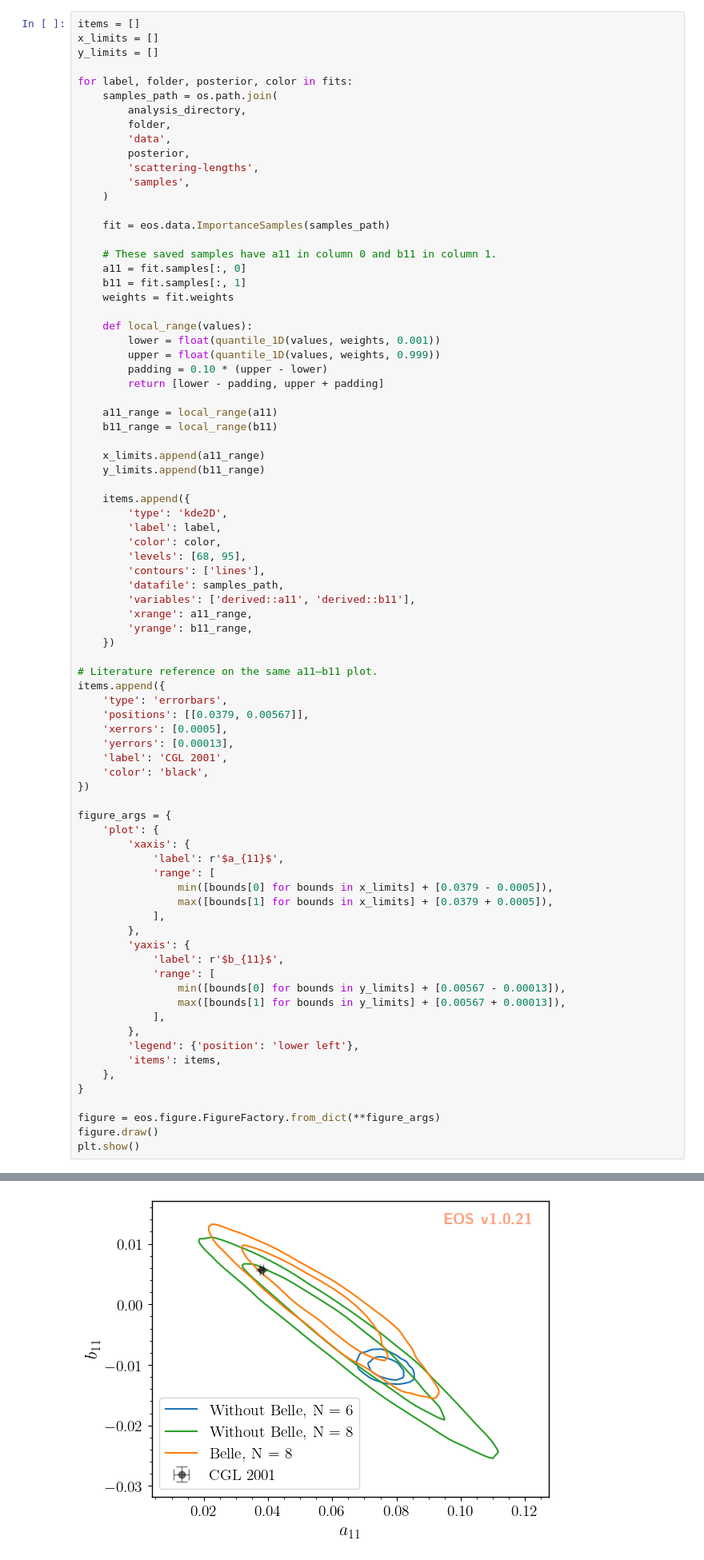
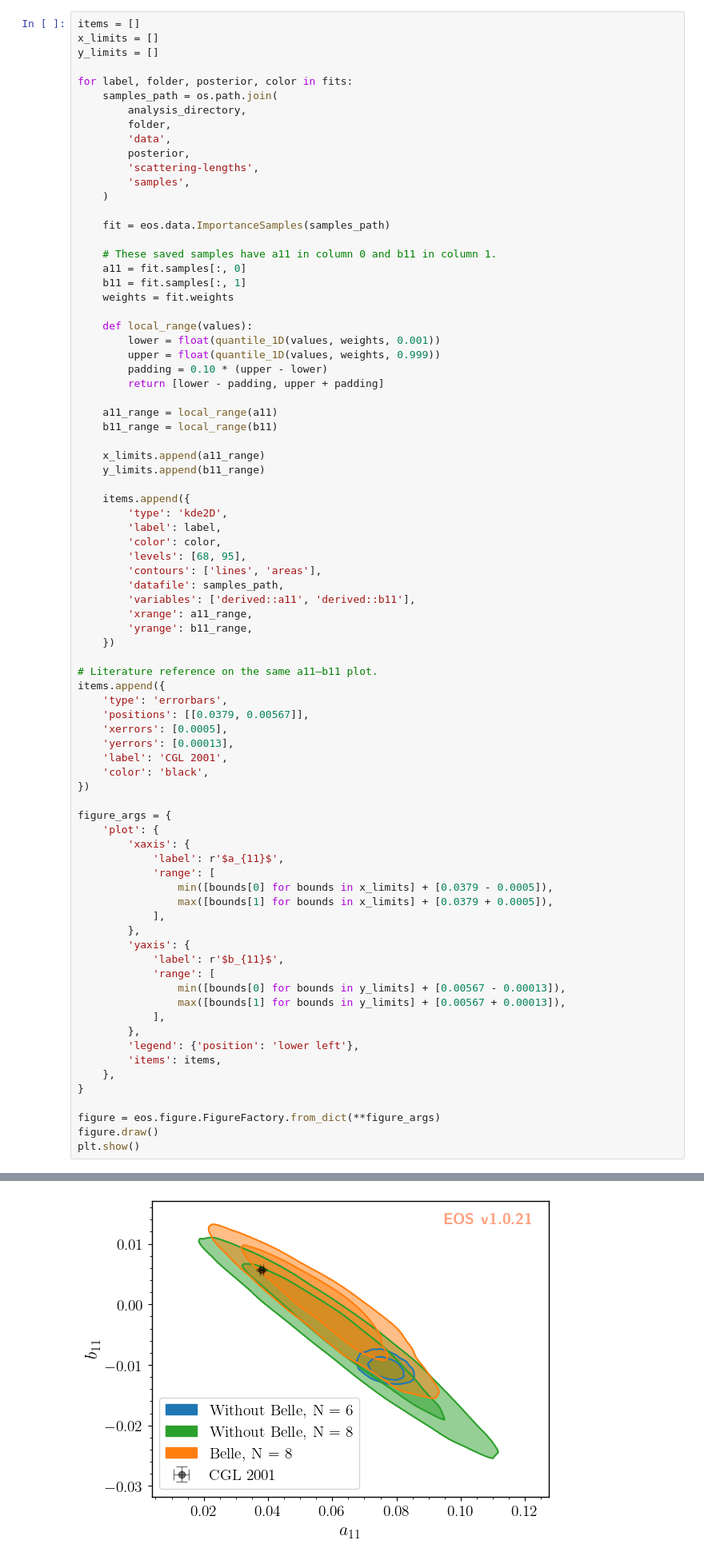
Before and after one commit to Fenoon/analysis, a Jupyter notebook: paper-plots.ipynb, the cells around one changed output, grey strips where cells are left out. Shown at 80% size. Drawn from its saved outputs; the diff is of its cells as text.

```diff
--- a/paper-plots.ipynb
+++ b/paper-plots.ipynb
@@ -66,7 +66,7 @@ for label, folder, posterior, color in fits:
         'label': label,
         'color': color,
         'levels': [68, 95],
-        'contours': ['lines'],
+        'contours': ['lines', 'areas'],
         'datafile': samples_path,
         'variables': ['derived::a11', 'derived::b11'],
         'xrange': a11_range,
@@ -84,34 +84,34 @@ items.append({
 })
 
 figure_args = {
     'plot': {
         'xaxis': {
             'label': r'$a_{11}$',
             'range': [
                 min([bounds[0] for bounds in x_limits] + [0.0379 - 0.0005]),
                 max([bounds[1] for bounds in x_limits] + [0.0379 + 0.0005]),
             ],
         },
         'yaxis': {
             'label': r'$b_{11}$',
             'range': [
                 min([bounds[0] for bounds in y_limits] + [0.00567 - 0.00013]),
                 max([bounds[1] for bounds in y_limits] + [0.00567 + 0.00013]),
             ],
         },
         'legend': {'position': 'lower left'},
         'items': items,
     },
 }
 
 figure = eos.figure.FigureFactory.from_dict(**figure_args)
 figure.draw()
 plt.show()
 # %% [output]
 Computing KDE for samples of variables 'derived::a11' and 'derived::b11'
 Computing KDE for samples of variables 'derived::a11' and 'derived::b11'
 Computing KDE for samples of variables 'derived::a11' and 'derived::b11'
-[figure, old version]
+[figure, new version]
 # %%
 coupling_labels = [
     ("derived::Re{g_rho_gamma}", r"$\mathrm{Re}\,g_{\rho\gamma}$"),
```
Also changed, not shown: parts of 1 cell of this notebook.
